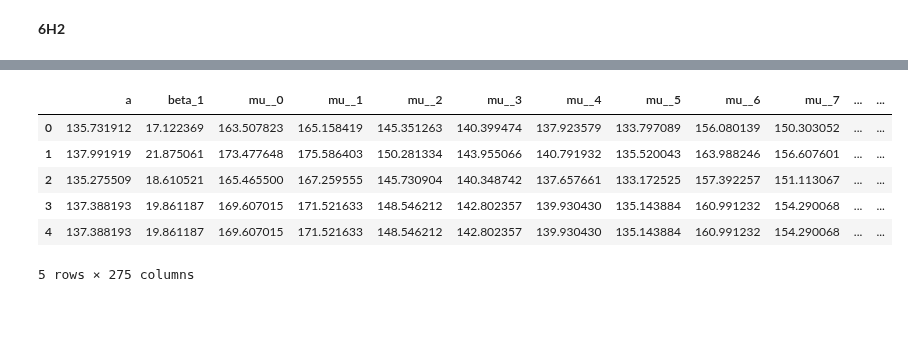
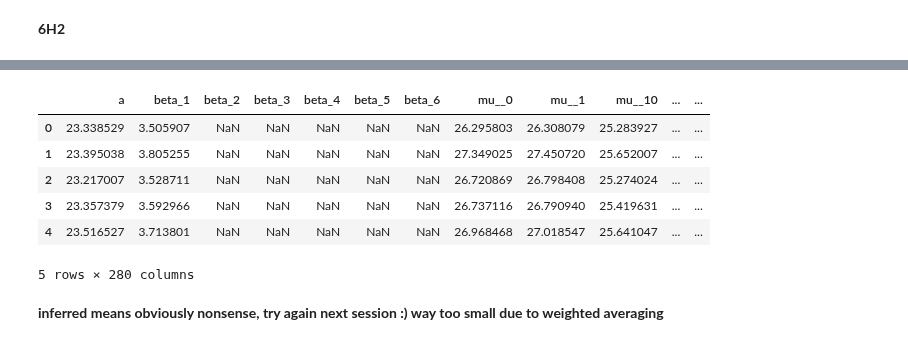
Before and after one commit to nwweber/statistical_rethinking, a Jupyter notebook: chapter_06_overfitting_regularization_and_information_criteria.ipynb, the cells around one changed output, grey strips where cells are left out. Saved outputs shown, nothing was run; the diff lists cells and outputs as text; code cells hidden in the pictures; blank space fills up the shorter version.

```diff
--- a/chapter_06_overfitting_regularization_and_information_criteria.ipynb
+++ b/chapter_06_overfitting_regularization_and_information_criteria.ipynb
@@ -1039,0 +1038,37 @@ t_df = pm.trace_to_dataframe(t)
+# %%
+def plot_trace_dataframe(t_df, ax, title):
+    """
+    Plot trace dataframe t_df into axes ax
+    """
+
+    means = t_df.mean()
+
+    mu_hpd = pm.hpd(t_df.filter(like='mu__').values, alpha=0.03)
+
+    xy = (
+        pd
+        .DataFrame(
+            data=means.filter(like='mu__'),
+            columns=['mu']
+        )
+        .assign(
+            age=d1.age.values,
+            height=d1.height.values,
+            mu_hpd_lower=mu_hpd[:,0],
+            mu_hpd_upper=mu_hpd[:,1]
+        )
+        .sort_values('age')
+        .reset_index(drop=True)
+    )
+
+    ax.plot('age', 'mu', 'g-', data=xy)
+    ax.plot('age', 'height', 'ob', mew=1, fillstyle='none', alpha=.3, data=xy)
+    ax.fill_between('age', 'mu_hpd_lower', 'mu_hpd_upper', color='g', alpha=.3, data=xy)
+    ax.set_xlabel('standardized age')
+    ax.set_ylabel('height')
+    ax.set_title(title)
+# %%
+figure, axes_array = plt.subplots(nrows=2, ncols=3, sharex=True, sharey=True, squeeze=False, figsize=(20, 20))
+
+for ((_, t), ax, i) in zip(models_and_traces, axes_array.ravel(), range(len(models_and_traces))):
+    plot_trace_dataframe(pm.trace_to_dataframe(t), ax, '$m_{}$'.format(i+1))
@@ -1039,0 +1110,2 @@ t_df = pm.trace_to_dataframe(t)
+# %%
+weights=compare_df.weight.sort_index(ascending=True)
@@ -1039,0 +1137,2 @@ t_df = pm.trace_to_dataframe(t)
+# %%
+weighted_average_df = sum([weight * pm.trace_to_dataframe(t) for (weight, (_, t)) in zip(weights, models_and_traces)]) / len(weights)
@@ -1040,10 +1143,10 @@ t_df = pm.trace_to_dataframe(t)
 # %%
-t_df.head()
+weighted_average_df.head()
 # %% [output]
-|  | a | beta_1 | mu__0 | mu__1 | mu__2 | mu__3 | mu__4 | mu__5 | mu__6 | mu__7 | ... | ... |
-| 0 | 135.731912 | 17.122369 | 163.507823 | 165.158419 | 145.351263 | 140.399474 | 137.923579 | 133.797089 | 156.080139 | 150.303052 | ... | ... |
-| 1 | 137.991919 | 21.875061 | 173.477648 | 175.586403 | 150.281334 | 143.955066 | 140.791932 | 135.520043 | 163.988246 | 156.607601 | ... | ... |
-| 2 | 135.275509 | 18.610521 | 165.465500 | 167.259555 | 145.730904 | 140.348742 | 137.657661 | 133.172525 | 157.392257 | 151.113067 | ... | ... |
-| 3 | 137.388193 | 19.861187 | 169.607015 | 171.521633 | 148.546212 | 142.802357 | 139.930430 | 135.143884 | 160.991232 | 154.290068 | ... | ... |
-| 4 | 137.388193 | 19.861187 | 169.607015 | 171.521633 | 148.546212 | 142.802357 | 139.930430 | 135.143884 | 160.991232 | 154.290068 | ... | ... |
+|  | a | beta_1 | beta_2 | beta_3 | beta_4 | beta_5 | beta_6 | mu__0 | mu__1 | mu__10 | ... | ... |
+| 0 | 23.338529 | 3.505907 | NaN | NaN | NaN | NaN | NaN | 26.295803 | 26.308079 | 25.283927 | ... | ... |
+| 1 | 23.395038 | 3.805255 | NaN | NaN | NaN | NaN | NaN | 27.349025 | 27.450720 | 25.652007 | ... | ... |
+| 2 | 23.217007 | 3.528711 | NaN | NaN | NaN | NaN | NaN | 26.720869 | 26.798408 | 25.274024 | ... | ... |
+| 3 | 23.357379 | 3.592966 | NaN | NaN | NaN | NaN | NaN | 26.737116 | 26.790940 | 25.419631 | ... | ... |
+| 4 | 23.516527 | 3.713801 | NaN | NaN | NaN | NaN | NaN | 26.968468 | 27.018547 | 25.641047 | ... | ... |
-5 rows × 275 columns
+5 rows × 280 columns
@@ -1053,0 +1158,2 @@ x_vals = d.age.values
+# %% [markdown]
+**inferred means obviously nonsense, try again next session :) way too small due to weighted averaging**
```
Also changed, not shown: parts of 18 cells of this notebook.
